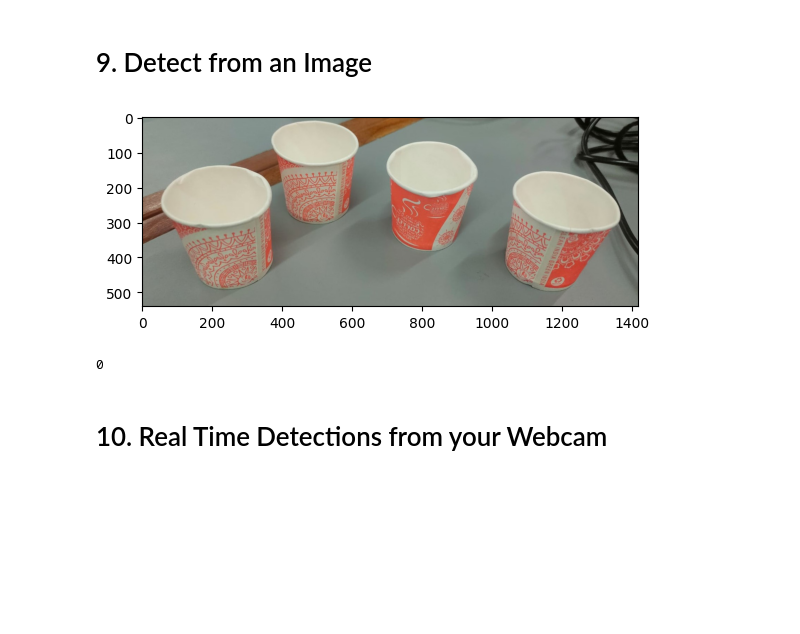
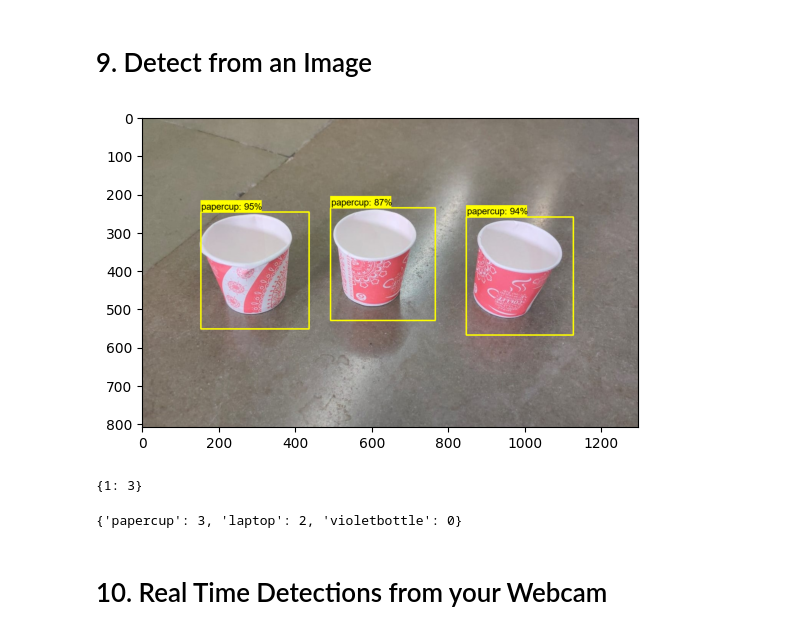
Before and after one commit to Devasy23/TFODCourse, a Jupyter notebook: 2. Training and Detection.ipynb, the cells around one changed output. Drawn from its saved outputs; the diff is of its cells as text; code cells hidden in the pictures; blank space fills up the shorter version.

```diff
--- a/2. Training and Detection.ipynb
+++ b/2. Training and Detection.ipynb
@@ -224,6 +224,7 @@ xd = detections.copy()
 # it takes in the detections dictionary and returns the number of objects detected dictionary
 def count_objects(detections, threshold=0.8):
     a = {}
+    # dictionary to store the number of detections
     a['num_detections'] = int(detections.pop('num_detections'))
     detections = {key: value[0, :a['num_detections']].numpy()
                   for key, value in detections.items()}
@@ -236,36 +237,81 @@ def count_objects(detections, threshold=0.8):
     for i in range(a['num_detections']):
         if a['detection_scores'][i] > threshold:
             count += 1
     return count
+
+# function to count the number of objects detected of each class in an image with a given confidence threshold of .8
+# it takes in the detections dictionary and returns the number of objects detected dictionary
+def count_objects_each_class(detections, threshold=0.8):
+    a = {}
+    # dictionary to store the number of detections
+    a['num_detections'] = int(detections.pop('num_detections'))
+    detections = {key: value[0, :a['num_detections']].numpy()
+                  for key, value in detections.items()}
+    detections['num_detections'] = a['num_detections']
+    # detection_classes should be ints.
+    detections['detection_classes'] = detections['detection_classes'].astype(np.int64)
+    a['detection_classes'] = detections['detection_classes']
+    a['detection_scores'] = detections['detection_scores']
+    count = {}
+
+
+    for i in range(a['num_detections']):
+        if a['detection_scores'][i] > threshold:
+            if a['detection_classes'][i] in count:
+                count[a['detection_classes'][i]] += 1
+            else:
+                count[a['detection_classes'][i]] = 1
+    return count
+
+
+# function to rewrite the detection_counts with class names instead of class numbers and 0
+def rewrite_detection_counts(count):
+    # {1 : 3} to {'papercup': 3}
+    # {'papercup':3} to {'papercup':3, 'bottle': 0, 'laptop': 0}
+    nametags = {0 : 'violetbottle', 1 : 'papercup', 2 : 'laptop'}
+    for i in range(3):
+        if i not in count:
+            count[i] = 0
+    for i in count:
+        count[nametags[i]] = count.pop(i)
+    return count
+
+
+
 
 num_detections = int(detections.pop('num_detections'))
 detections = {key: value[0, :num_detections].numpy()
               for key, value in detections.items()}
 detections['num_detections'] = num_detections
 
 # detection_classes should be ints.
 detections['detection_classes'] = detections['detection_classes'].astype(np.int64)
 
 label_id_offset = 1
 image_np_with_detections = image_np.copy()
 
 viz_utils.visualize_boxes_and_labels_on_image_array(
             image_np_with_detections,
             detections['detection_boxes'],
             detections['detection_classes']+label_id_offset,
             detections['detection_scores'],
             category_index,
             use_normalized_coordinates=True,
             max_boxes_to_draw=5,
             min_score_thresh=.8,
             agnostic_mode=False)
 
 plt.imshow(cv2.cvtColor(image_np_with_detections, cv2.COLOR_BGR2RGB))
 plt.show()
-print(count_objects(xd))
+# print(count_objects(xd))
+print(count_objects_each_class(xd))
 # %% [output]
-[figure, old version]
+[figure, new version]
-0
+{1: 3}
+# %%
+rewrite_detection_counts({1: 3, 2: 2})
+# %% [output]
+{'papercup': 3, 'laptop': 2, 'violetbottle': 0}
 # %% [markdown]
 # 10. Real Time Detections from your Webcam
 # %%
```
Also changed, not shown: 3 other files.
